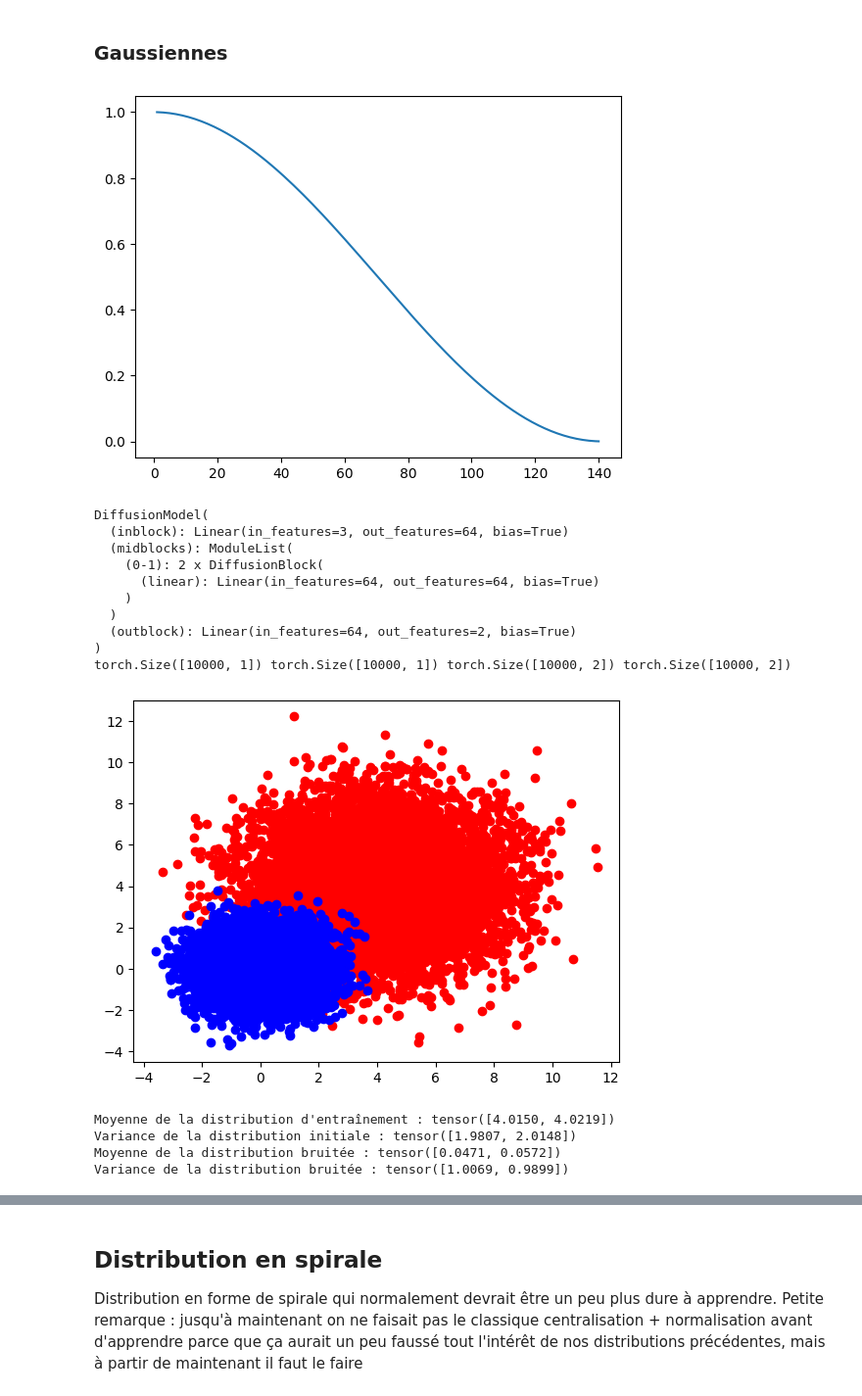
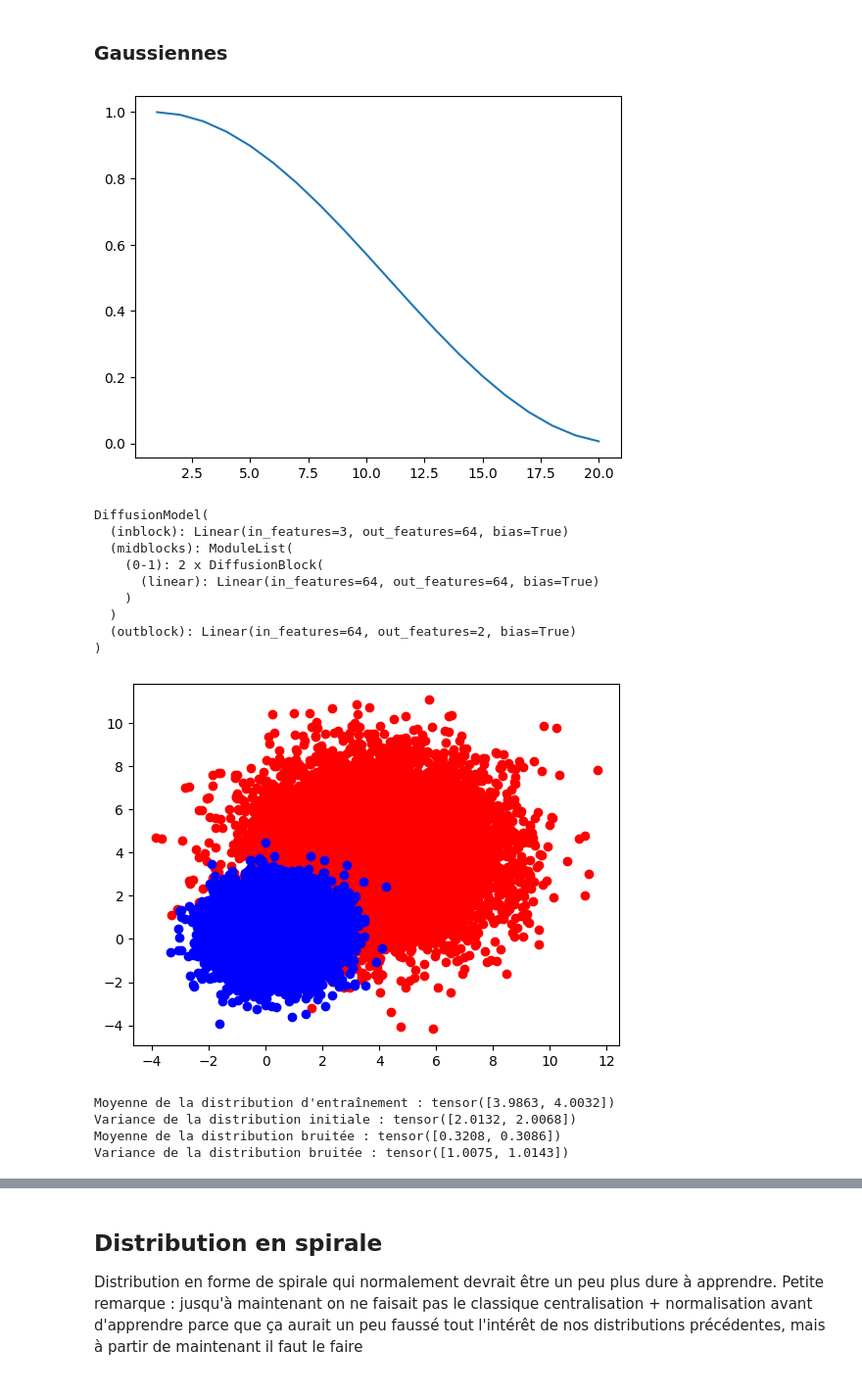
Before and after one commit to crdevio/DiffusionModel, a Jupyter notebook: basic_diffusion.ipynb, the cells around one changed output, grey strips where cells are left out. Shown at 98% size. Drawn from its saved outputs; the diff is of its cells as text; code cells hidden in the pictures.

```diff
--- a/basic_diffusion.ipynb
+++ b/basic_diffusion.ipynb
@@ -248,37 +248,36 @@ dataset = MultivariateNormalDataset(mean,std, num_samples)
 dataloader = DataLoader(dataset, batch_size=batch_size, shuffle=True)
 # %%
 num_epochs = 1000
-num_timesteps = 140
+num_timesteps = 20
 
 network = DiffusionModel(dim, nblocks=2, nunits=64).to(device)
 model = Diff(network,num_timesteps,device = device)
 model.plot_alphacumprods()
 print(network)
 
 plt.scatter(dataset.data[:, 0], dataset.data[:, 1], color='red')
 noisy = get_full_noise(dataset, model)
 plt.scatter(noisy[:, 0], noisy[:, 1], color='blue')
 plt.show()
 
 print(f"Moyenne de la distribution d'entraînement : {torch.mean(dataset.data, axis=0)}")
 print(f"Variance de la distribution initiale : {torch.std(dataset.data, axis=0)}")
 print(f"Moyenne de la distribution bruitée : {torch.mean(noisy, axis=0)}")
 print(f"Variance de la distribution bruitée : {torch.std(noisy, axis=0)}")
 # %% [output]
-[figure, old version]
+[figure, new version]
 DiffusionModel(
   (inblock): Linear(in_features=3, out_features=64, bias=True)
   (midblocks): ModuleList(
     (0-1): 2 x DiffusionBlock(
       (linear): Linear(in_features=64, out_features=64, bias=True)
     )
   )
   (outblock): Linear(in_features=64, out_features=2, bias=True)
 )
-torch.Size([10000, 1]) torch.Size([10000, 1]) torch.Size([10000, 2]) torch.Size([10000, 2])
-[figure, old version]
+[figure, new version]
-Moyenne de la distribution d'entraînement : tensor([4.0150, 4.0219])
-Variance de la distribution initiale : tensor([1.9807, 2.0148])
-Moyenne de la distribution bruitée : tensor([0.0471, 0.0572])
-Variance de la distribution bruitée : tensor([1.0069, 0.9899])
+Moyenne de la distribution d'entraînement : tensor([3.9863, 4.0032])
+Variance de la distribution initiale : tensor([2.0132, 2.0068])
+Moyenne de la distribution bruitée : tensor([0.3208, 0.3086])
+Variance de la distribution bruitée : tensor([1.0075, 1.0143])
 # %%
```
Also changed, not shown: parts of 1 cell of this notebook.
